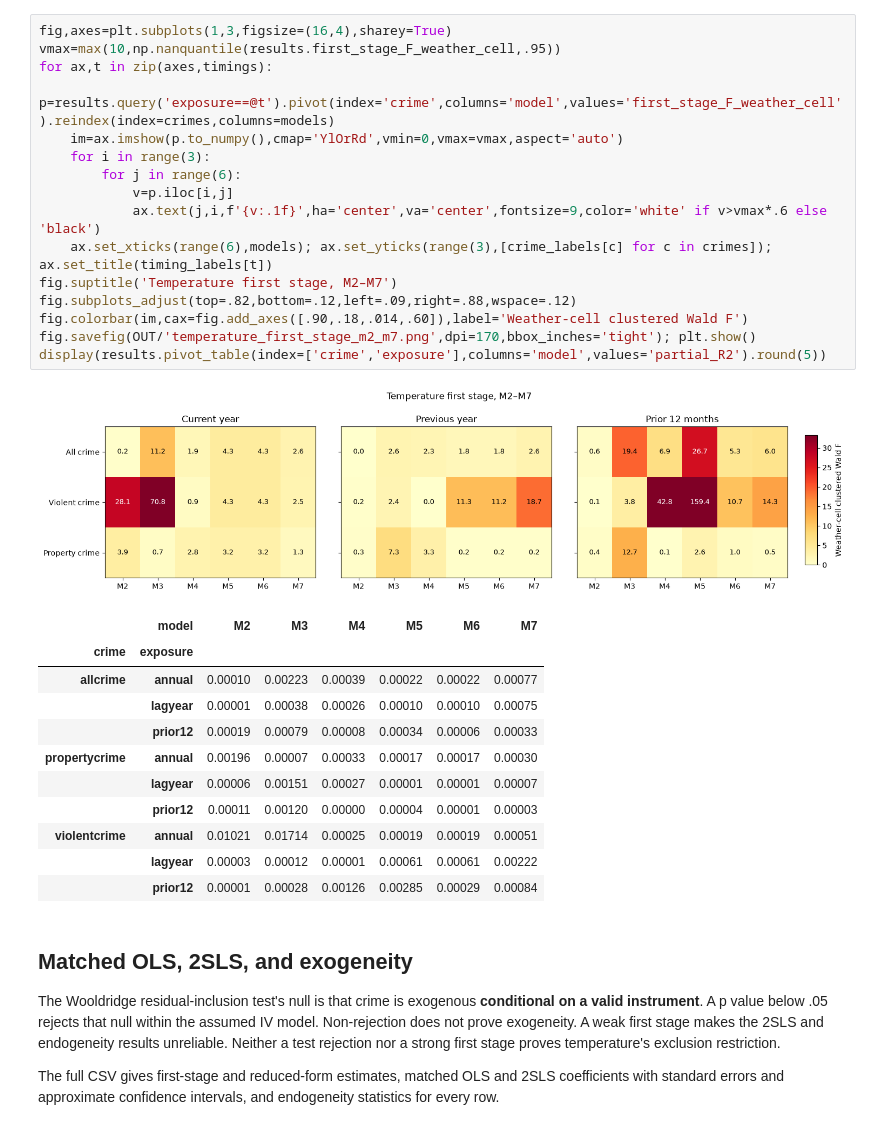
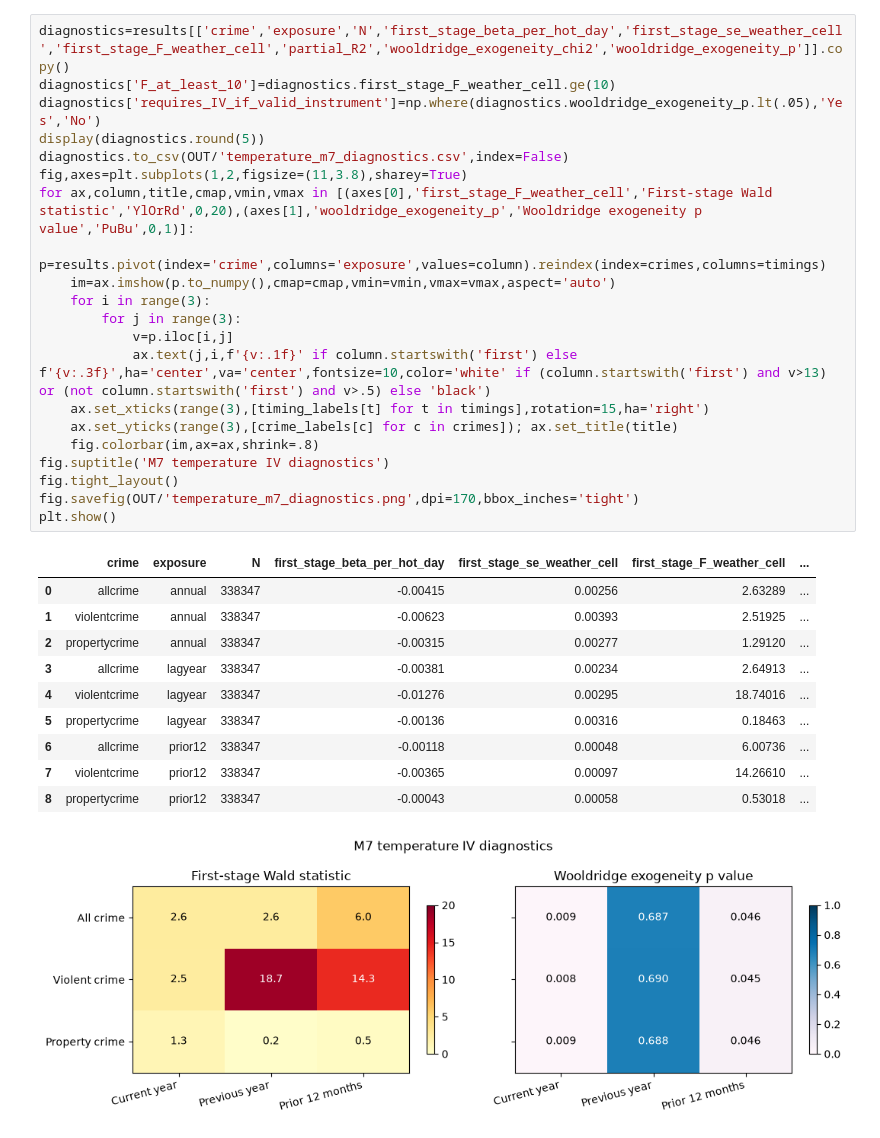
Before and after one commit to rachtrx/he3027, a Jupyter notebook: 04_crime_iv_exploratory.ipynb, the cells around one changed output. Drawn from its saved outputs; the diff is of its cells as text.

```diff
--- a/04_crime_iv_exploratory.ipynb
+++ b/04_crime_iv_exploratory.ipynb
@@ -84,35 +63,33 @@ The heatmap shows the squared weather-cell-clustered t statistic on temperature
 # %%
-fig,axes=plt.subplots(1,3,figsize=(16,4),sharey=True)
-vmax=max(10,np.nanquantile(results.first_stage_F_weather_cell,.95))
-for ax,t in zip(axes,timings):
-    p=results.query('exposure==@t').pivot(index='crime',columns='model',values='first_stage_F_weather_cell').reindex(index=crimes,columns=models)
-    im=ax.imshow(p.to_numpy(),cmap='YlOrRd',vmin=0,vmax=vmax,aspect='auto')
+diagnostics=results[['crime','exposure','N','first_stage_beta_per_hot_day','first_stage_se_weather_cell','first_stage_F_weather_cell','partial_R2','wooldridge_exogeneity_chi2','wooldridge_exogeneity_p']].copy()
+diagnostics['F_at_least_10']=diagnostics.first_stage_F_weather_cell.ge(10)
+diagnostics['requires_IV_if_valid_instrument']=np.where(diagnostics.wooldridge_exogeneity_p.lt(.05),'Yes','No')
+display(diagnostics.round(5))
+diagnostics.to_csv(OUT/'temperature_m7_diagnostics.csv',index=False)
+fig,axes=plt.subplots(1,2,figsize=(11,3.8),sharey=True)
+for ax,column,title,cmap,vmin,vmax in [(axes[0],'first_stage_F_weather_cell','First-stage Wald statistic','YlOrRd',0,20),(axes[1],'wooldridge_exogeneity_p','Wooldridge exogeneity p value','PuBu',0,1)]:
+    p=results.pivot(index='crime',columns='exposure',values=column).reindex(index=crimes,columns=timings)
+    im=ax.imshow(p.to_numpy(),cmap=cmap,vmin=vmin,vmax=vmax,aspect='auto')
     for i in range(3):
-        for j in range(6):
+        for j in range(3):
             v=p.iloc[i,j]
-            ax.text(j,i,f'{v:.1f}',ha='center',va='center',fontsize=9,color='white' if v>vmax*.6 else 'black')
-    ax.set_xticks(range(6),models); ax.set_yticks(range(3),[crime_labels[c] for c in crimes]); ax.set_title(timing_labels[t])
-fig.suptitle('Temperature first stage, M2–M7')
-fig.subplots_adjust(top=.82,bottom=.12,left=.09,right=.88,wspace=.12)
-fig.colorbar(im,cax=fig.add_axes([.90,.18,.014,.60]),label='Weather-cell clustered Wald F')
-fig.savefig(OUT/'temperature_first_stage_m2_m7.png',dpi=170,bbox_inches='tight'); plt.show()
-display(results.pivot_table(index=['crime','exposure'],columns='model',values='partial_R2').round(5))
+            ax.text(j,i,f'{v:.1f}' if column.startswith('first') else f'{v:.3f}',ha='center',va='center',fontsize=10,color='white' if (column.startswith('first') and v>13) or (not column.startswith('first') and v>.5) else 'black')
+    ax.set_xticks(range(3),[timing_labels[t] for t in timings],rotation=15,ha='right')
+    ax.set_yticks(range(3),[crime_labels[c] for c in crimes]); ax.set_title(title)
+    fig.colorbar(im,ax=ax,shrink=.8)
+fig.suptitle('M7 temperature IV diagnostics')
+fig.tight_layout()
+fig.savefig(OUT/'temperature_m7_diagnostics.png',dpi=170,bbox_inches='tight')
+plt.show()
 # %% [output]
+|  | crime | exposure | N | first_stage_beta_per_hot_day | first_stage_se_weather_cell | first_stage_F_weather_cell | ... |
+| 0 | allcrime | annual | 338347 | -0.00415 | 0.00256 | 2.63289 | ... |
+| 1 | violentcrime | annual | 338347 | -0.00623 | 0.00393 | 2.51925 | ... |
+| 2 | propertycrime | annual | 338347 | -0.00315 | 0.00277 | 1.29120 | ... |
+| 3 | allcrime | lagyear | 338347 | -0.00381 | 0.00234 | 2.64913 | ... |
+| 4 | violentcrime | lagyear | 338347 | -0.01276 | 0.00295 | 18.74016 | ... |
+| 5 | propertycrime | lagyear | 338347 | -0.00136 | 0.00316 | 0.18463 | ... |
+| 6 | allcrime | prior12 | 338347 | -0.00118 | 0.00048 | 6.00736 | ... |
+| 7 | violentcrime | prior12 | 338347 | -0.00365 | 0.00097 | 14.26610 | ... |
+| 8 | propertycrime | prior12 | 338347 | -0.00043 | 0.00058 | 0.53018 | ... |
-[figure, old version]
+[figure, new version]
-|  | model | M2 | M3 | M4 | M5 | M6 | M7 |
-| crime | exposure |  |  |  |  |  |  |
-| allcrime | annual | 0.00010 | 0.00223 | 0.00039 | 0.00022 | 0.00022 | 0.00077 |
-|  | lagyear | 0.00001 | 0.00038 | 0.00026 | 0.00010 | 0.00010 | 0.00075 |
-|  | prior12 | 0.00019 | 0.00079 | 0.00008 | 0.00034 | 0.00006 | 0.00033 |
-| propertycrime | annual | 0.00196 | 0.00007 | 0.00033 | 0.00017 | 0.00017 | 0.00030 |
-|  | lagyear | 0.00006 | 0.00151 | 0.00027 | 0.00001 | 0.00001 | 0.00007 |
-|  | prior12 | 0.00011 | 0.00120 | 0.00000 | 0.00004 | 0.00001 | 0.00003 |
-| violentcrime | annual | 0.01021 | 0.01714 | 0.00025 | 0.00019 | 0.00019 | 0.00051 |
-|  | lagyear | 0.00003 | 0.00012 | 0.00001 | 0.00061 | 0.00061 | 0.00222 |
-|  | prior12 | 0.00001 | 0.00028 | 0.00126 | 0.00285 | 0.00029 | 0.00084 |
-# %% [markdown]
-## Matched OLS, 2SLS, and exogeneity
-
-The Wooldridge residual-inclusion test's null is that crime is exogenous **conditional on a valid instrument**. A p value below .05 rejects that null within the assumed IV model. Non-rejection does not prove exogeneity. A weak first stage makes the 2SLS and endogeneity results unreliable. Neither a test rejection nor a strong first stage proves temperature's exclusion restriction.
-
-The full CSV gives first-stage and reduced-form estimates, matched OLS and 2SLS coefficients with standard errors and approximate confidence intervals, and endogeneity statistics for every row.
```
Also changed, not shown: parts of 14 cells of this notebook, 36 other files.
